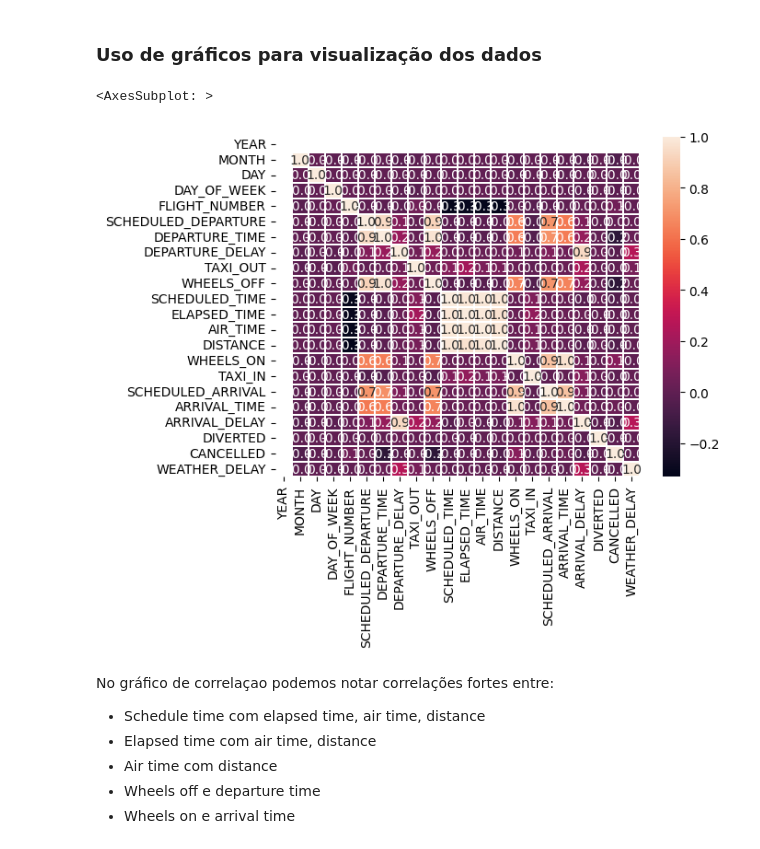
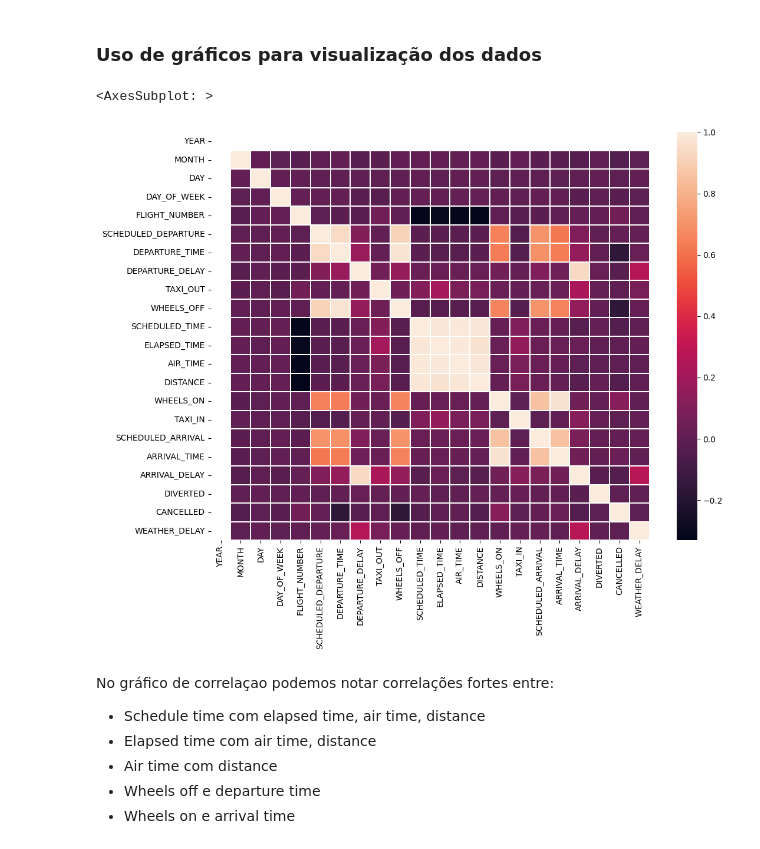
Before and after one commit to GingerLeh/atrasoVoos, a Jupyter notebook: analise.ipynb, the cells around one changed output. Cells and saved outputs as stored; diff of their text form; code cells hidden in the pictures.

```diff
--- a/analise.ipynb
+++ b/analise.ipynb
@@ -805,14 +839,17 @@ datasetSNulo['WEATHER_DELAY'] = datasetSNulo['WEATHER_DELAY'].fillna(0)
 ### Uso de gráficos para visualização dos dados
 # %%
 import seaborn as sn
+import matplotlib.pyplot as plt
 
 
+
+plt.figure(figsize=(12, 9))
 correlacao = datasetSNulo.corr()
-plot = sn.heatmap(correlacao, annot = True, fmt=".1f", linewidths=.2)
+plot = sn.heatmap(correlacao, annot = False, fmt=".1f", linewidths=.1)
 plot
 # %% [output]
 <AxesSubplot: >
-[figure, old version]
+[figure, new version]
 # %% [markdown]
 No gráfico de correlaçao podemos notar correlações fortes entre:
 * Schedule time com elapsed time, air time, distance
```
Also changed, not shown: parts of 71 cells of this notebook.
